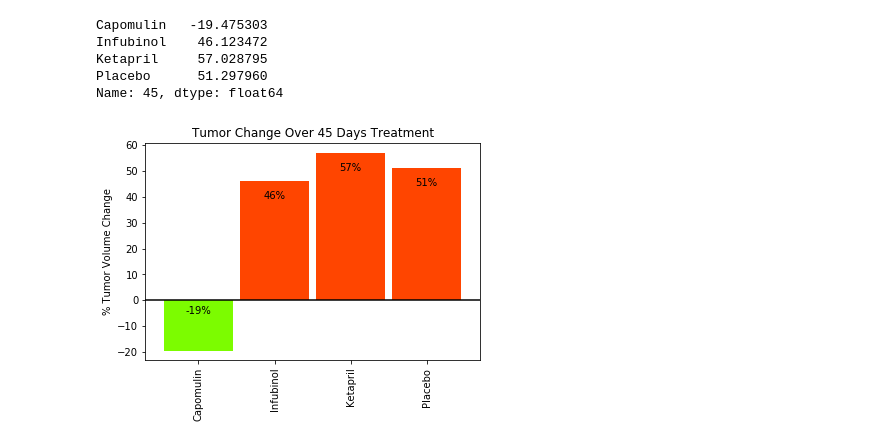
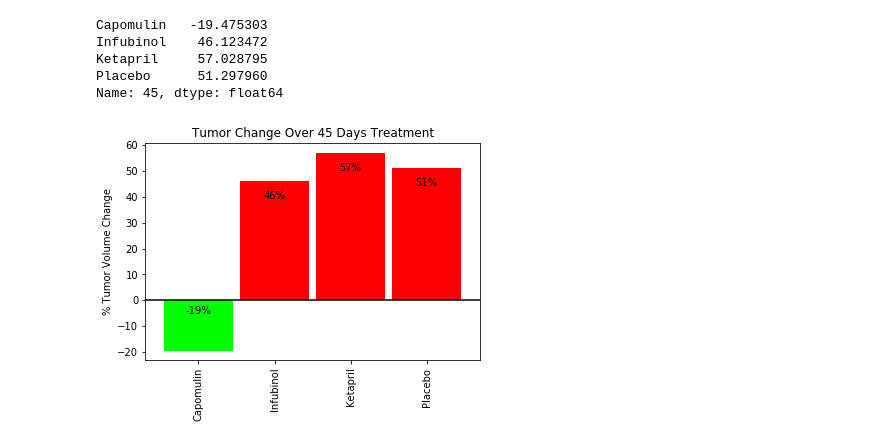
Before and after one commit to bethanylindberg/SMU_Data_Science, a Jupyter notebook: 05_Matplotlib_vizzes/pymaceuticals.ipynb, the cells around one changed output. Drawn from its saved outputs; the diff is of its cells as text; code cells hidden in the pictures.

```diff
--- a/05_Matplotlib_vizzes/pymaceuticals.ipynb
+++ b/05_Matplotlib_vizzes/pymaceuticals.ipynb
@@ -274,7 +270,7 @@ Name: 45, dtype: float64
 # %%
 # Orient widths. Add labels, tick marks, etc.
 ax = perchatardrugs.plot(kind="bar",title="Tumor Change Over 45 Days Treatment",\
-                         color = ['orangered' if perchatardrugs[r] > 0 else 'lawngreen' for r in range(4)],width=.9)
+                         color = ['red' if perchatardrugs[r] > 0 else 'lime' for r in range(4)],width=.9)
 plt.ylabel("% Tumor Volume Change")
 plt.axhline(y=0, color = 'black') #adds a horizontal line at zero
 
@@ -289,31 +285,31 @@ def add_value_labels(ax):
         space = -10
         # Vertical alignment for positive values
         va = 'top'
 
         # If value of bar is negative: Place label below bar
         if y_value < 0:
             # Invert space to place label below
             space *= -3.5
             # Vertically align label at top
             va = 'bottom'
 
         # Use Y value as label and format number with one decimal place
         label = "{:.0f}%".format(y_value)
 
         # Create annotation
         ax.annotate(
             label,                      # Use `label` as label
             (x_value, y_value),         # Place label at end of the bar
             xytext=(0, space),          # Vertically shift label by `space`
             textcoords="offset points", # Interpret `xytext` as offset in points
             ha='center',                # Horizontally center label
             va=va,                     # Vertically align label differently for
             color = "black")        # positive and negative values.
 
 # Call the function above
 add_value_labels(ax)
 
 # Save the Figure
 plt.savefig('.\\Output\\tumorchangeduringtreatment.png')
 # %% [output]
-[figure, old version]
+[figure, new version]
```
Also changed, not shown: parts of 3 cells of this notebook.
